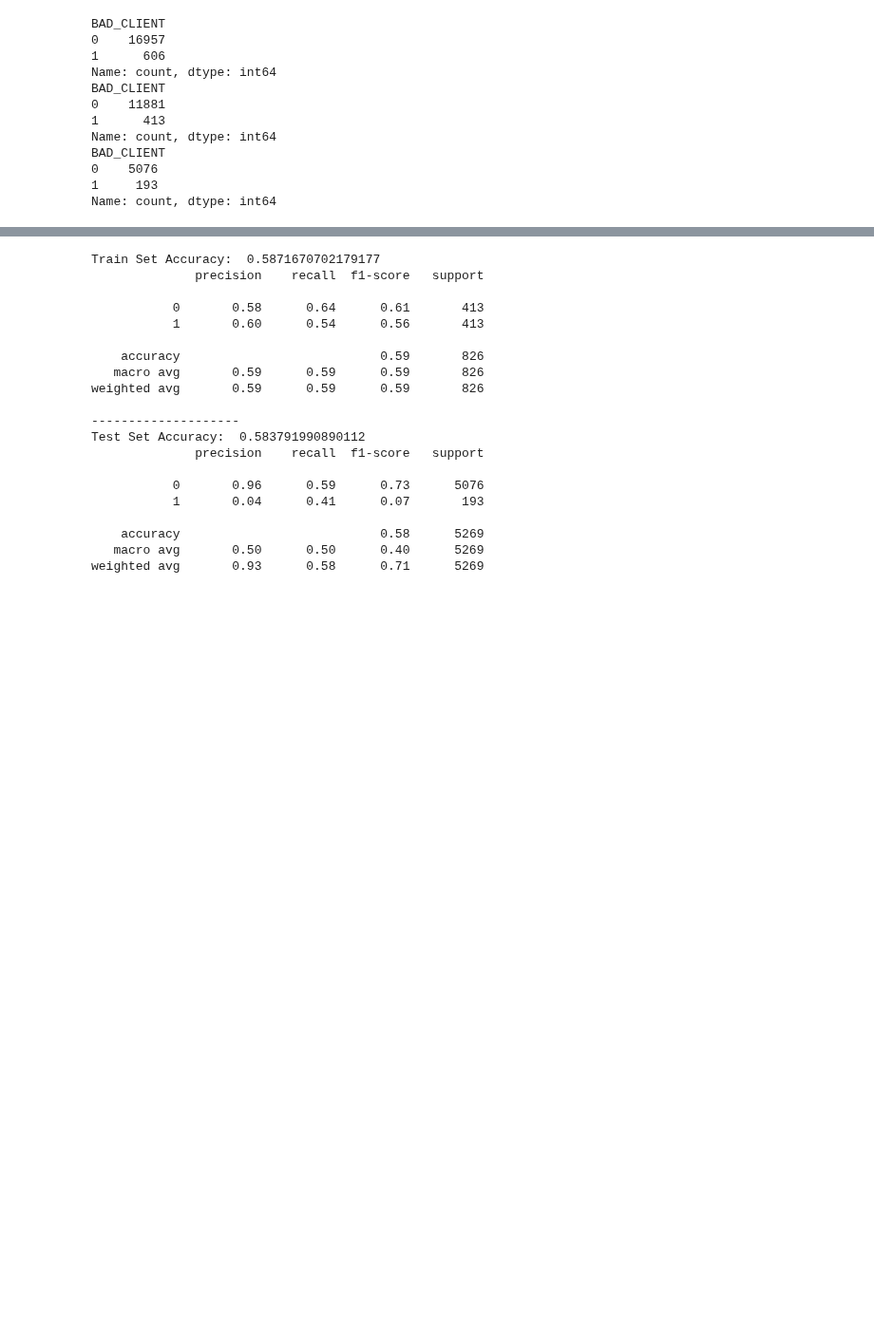
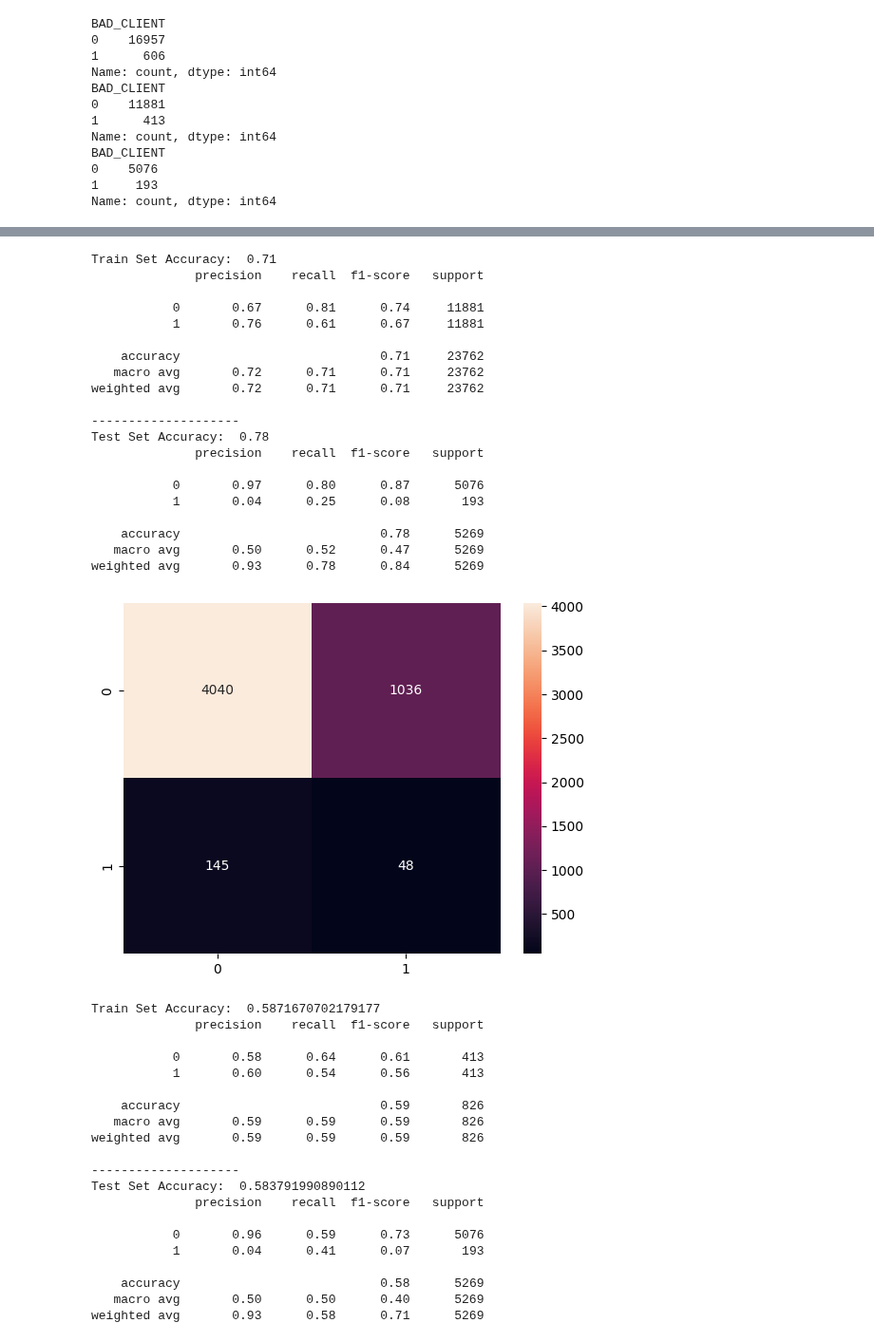
Before and after one commit to EnricoMiche1210760/prediction-of-creditworthiness-for-credit-card-issuance, a Jupyter notebook: main.ipynb, the cells around one changed output, grey strips where cells are left out. Shown at 95% size. Cells and saved outputs as stored; diff of their text form; code cells hidden in the pictures; blank space fills up the shorter version.

```diff
--- a/main.ipynb
+++ b/main.ipynb
@@ -516,21 +519,3 @@ BAD_CLIENT
 0    413
 1    413
 Name: count, dtype: int64
-# %%
-from sklearn.linear_model import LogisticRegression
-from sklearn.metrics import confusion_matrix, classification_report
-
-log_reg = LogisticRegression(random_state=RANDOM_STATE, max_iter=1000, class_weight='balanced')
-log_reg.fit(X_train_std_smt, y_train_smote)
-print("Train Set Accuracy: ", log_reg.score(X_train_std_smt, y_train_smote))
-y_pred_proba = log_reg.predict_proba(X_train_std_smt)
-y_pred_train = np.where(y_pred_proba[:,1]>0.5, 1, 0)
-print(classification_report(y_train_smote, y_pred_train))
-print("--------------------")
-print("Test Set Accuracy: ", log_reg.score(X_test_std, y_test))
-y_pred_proba = log_reg.predict_proba(X_test_std)
-y_pred = np.where(y_pred_proba[:,1]>0.3, 1, 0)
-
-print(classification_report(y_test, y_pred))
-
-sns.heatmap(confusion_matrix(y_test, y_pred), annot=True, fmt='d')
@@ -560,3 +522,53 @@ weighted avg       0.93      0.35      0.49      5269
+# %%
+import re
+def get_accuracy_from_classification_report(report):
+    numerical_values = re.findall(r"[-+]?\d*\.\d+|\d+", report.split("\n")[5])
+    return float(numerical_values[0])
+
+def perform_logistic_regression(X_train, y_train, X_test, y_test, threshold=0.5):
+    log_reg = LogisticRegression(random_state=RANDOM_STATE, max_iter=1000)
+    log_reg.fit(X_train, y_train)
+    y_pred_proba = log_reg.predict_proba(X_train)
+    y_pred_train = np.where(y_pred_proba[:,1]>threshold, 1, 0)
+    report = classification_report(y_train, y_pred_train)
+    accuracy = get_accuracy_from_classification_report(report)
+    print("Train Set Accuracy: ", accuracy)
+    print(report)
+    print("--------------------")
+
+    y_pred_proba = log_reg.predict_proba(X_test)
+    y_pred = np.where(y_pred_proba[:,1]>threshold, 1, 0)
+    report_test = classification_report(y_test, y_pred)
+    accuracy_test = get_accuracy_from_classification_report(report_test)
+    print("Test Set Accuracy: ", accuracy_test)
+    print(report_test)
+    sns.heatmap(confusion_matrix(y_test, y_pred), annot=True, fmt='d')
+    return log_reg
+
+
+log_reg = perform_logistic_regression(X_train_std_smt, y_train_smote, X_test_std, y_test)
+# %% [output]
+Train Set Accuracy:  0.71
+              precision    recall  f1-score   support
+
+           0       0.67      0.81      0.74     11881
+           1       0.76      0.61      0.67     11881
+
+    accuracy                           0.71     23762
+   macro avg       0.72      0.71      0.71     23762
+weighted avg       0.72      0.71      0.71     23762
+
+--------------------
+Test Set Accuracy:  0.78
+              precision    recall  f1-score   support
+
+           0       0.97      0.80      0.87      5076
+           1       0.04      0.25      0.08       193
+
+    accuracy                           0.78      5269
+   macro avg       0.50      0.52      0.47      5269
+weighted avg       0.93      0.78      0.84      5269
+[figure, added]
 # %%
 log_reg = LogisticRegression(random_state=RANDOM_STATE, max_iter=1000, class_weight='balanced')
 log_reg.fit(X_train_stdrus, y_train_rus)
```
Also changed, not shown: parts of 11 cells of this notebook.
